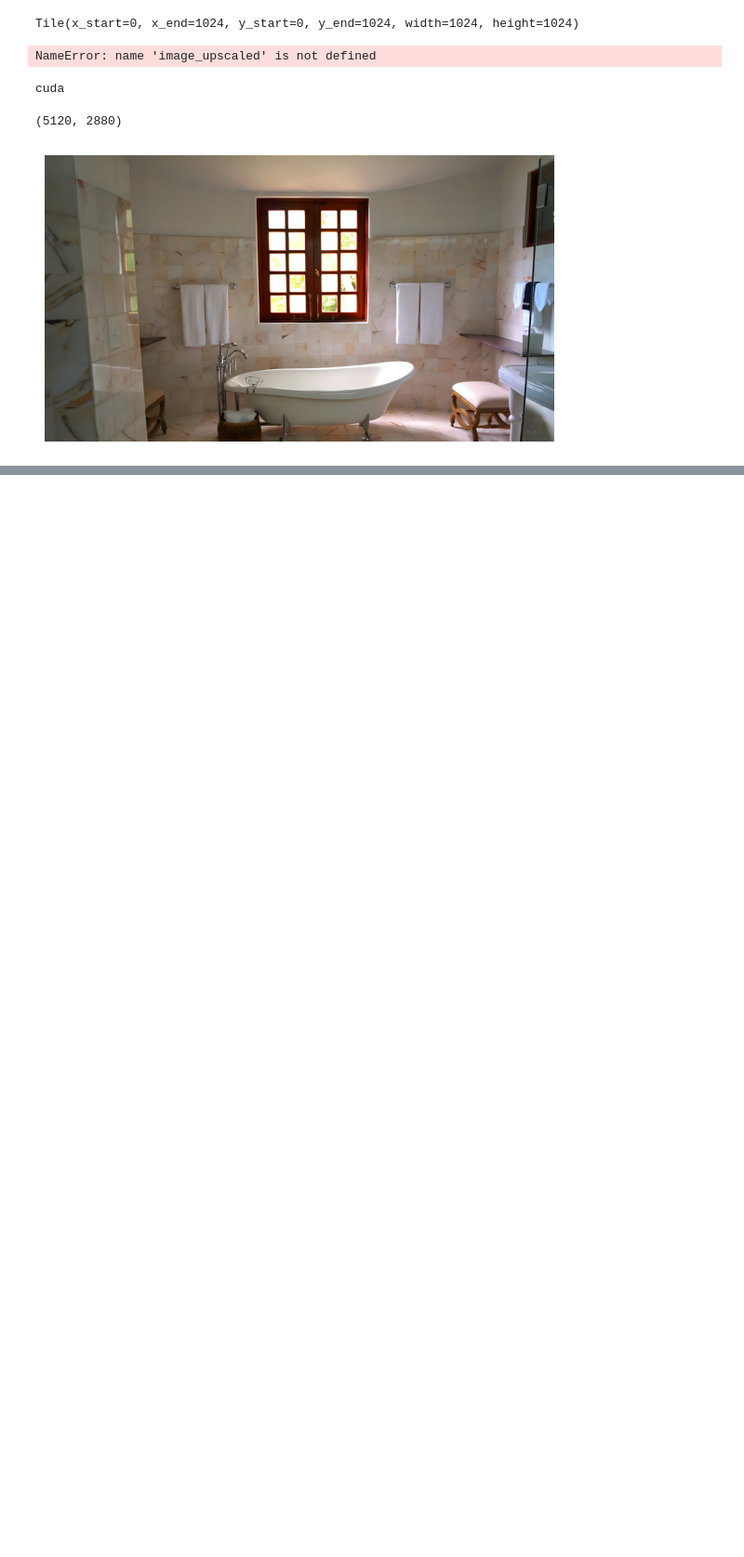
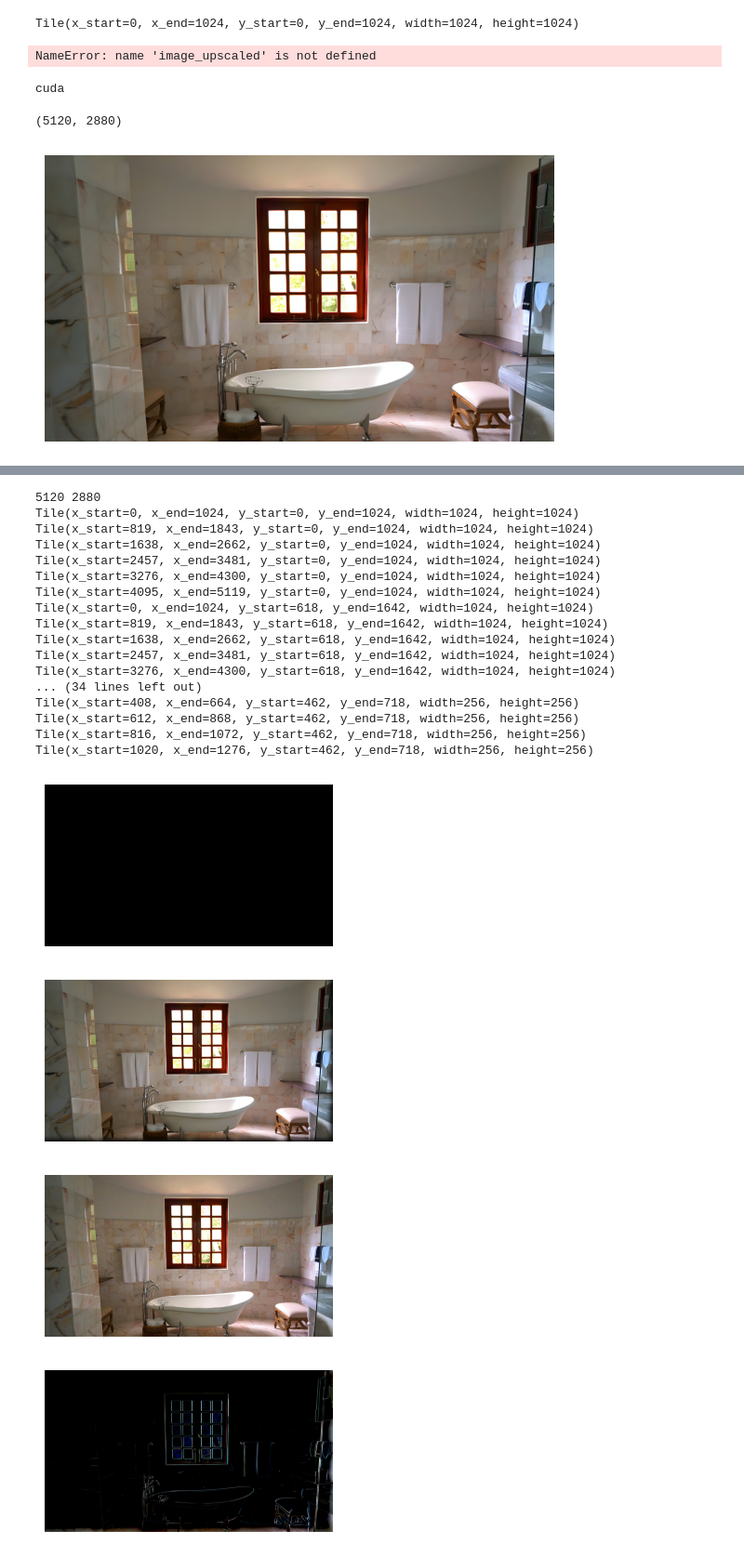
Before and after one commit to albertoarenas/stablediff_workflows, a Jupyter notebook: notebooks/tiling.ipynb, the cells around one changed output, grey strips where cells are left out. Shown at 93% size. Saved outputs shown, nothing was run; the diff lists cells and outputs as text; code cells hidden in the pictures; blank space fills up the shorter version.

```diff
--- a/notebooks/tiling.ipynb
+++ b/notebooks/tiling.ipynb
@@ -468,0 +481,56 @@ plot_image(sr_image, (8,4))
+# %%
+input_image = load_image(r"E:\AI\images\places\bathroom_1280_720.png")
+plot_image(input_image, (4,4))
+scale_factor = 4
+image_upscaled_width = scale_factor * input_image.width
+image_upscaled_height = scale_factor * input_image.height
+print(image_upscaled_width, image_upscaled_height)
+
+tile_upscaled_width=1024
+tile_upscaled_height=1024
+min_tile_scaled_overlap=128
+
+tiles_upscaled = TileCreator.from_min_overlap(
+    image_upscaled_width,
+    image_upscaled_height,
+    tile_upscaled_width,
+    tile_upscaled_height,
+    min_tile_scaled_overlap
+)
+
+for tile_upscaled in tiles_upscaled.tiles:
+    print(tile_upscaled)
+
+tile_width = math.ceil(tile_upscaled_width / scale_factor)
+tile_height = math.ceil(tile_upscaled_height / scale_factor)
+print(tile_width, tile_height)
+
+tiles = TileCreator(input_image.width,
+                    input_image.height,
+                    tile_width,
+                    tile_height,
+                    tiles_upscaled.num_tiles_width,
+                    tiles_upscaled.num_tiles_height)
+
+for tile in tiles.tiles:
+    print(tile)
+
+feather_radius = 40
+upscaled_tiled_image = Image.new('RGB', (image_upscaled_width, image_upscaled_height), color='black')
+plot_image(upscaled_tiled_image, (4,4))
+
+
+for index, (tile, tile_upscaled) in enumerate(zip(tiles.tiles, tiles_upscaled.tiles)):
+    tile_image = tile.get_image_tile(input_image)
+    # tile_image_scaled = upscale_image(tile_image, scale_factor)
+    tile_image_scaled = model.predict(tile_image.convert('RGB'))
+    upscaled_tiled_image = tile_upscaled.compose_with_mask(upscaled_tiled_image, tile_image_scaled, feather_radius)
+
+    # plot_images_grid([tile_image, tile_image_scaled], n_cols=2, n_rows=1, figsize=(4, 2))
+
+plot_image(upscaled_tiled_image,(4,4))
+upscaled_image = upscale_image(input_image,scale_factor)
+plot_image(upscaled_image,(4,4))
+image_diff = image_diff_with_threshold(upscaled_tiled_image.convert('RGB'), upscaled_image.convert('RGB'))
+plot_image(image_diff, (4,4))
+# %% [output]
@@ -468,0 +538,21 @@ plot_image(sr_image, (8,4))
+5120 2880
+Tile(x_start=0, x_end=1024, y_start=0, y_end=1024, width=1024, height=1024)
+Tile(x_start=819, x_end=1843, y_start=0, y_end=1024, width=1024, height=1024)
+Tile(x_start=1638, x_end=2662, y_start=0, y_end=1024, width=1024, height=1024)
+Tile(x_start=2457, x_end=3481, y_start=0, y_end=1024, width=1024, height=1024)
+Tile(x_start=3276, x_end=4300, y_start=0, y_end=1024, width=1024, height=1024)
+Tile(x_start=4095, x_end=5119, y_start=0, y_end=1024, width=1024, height=1024)
+Tile(x_start=0, x_end=1024, y_start=618, y_end=1642, width=1024, height=1024)
+Tile(x_start=819, x_end=1843, y_start=618, y_end=1642, width=1024, height=1024)
+Tile(x_start=1638, x_end=2662, y_start=618, y_end=1642, width=1024, height=1024)
+Tile(x_start=2457, x_end=3481, y_start=618, y_end=1642, width=1024, height=1024)
+Tile(x_start=3276, x_end=4300, y_start=618, y_end=1642, width=1024, height=1024)
+... (34 lines left out)
+Tile(x_start=408, x_end=664, y_start=462, y_end=718, width=256, height=256)
+Tile(x_start=612, x_end=868, y_start=462, y_end=718, width=256, height=256)
+Tile(x_start=816, x_end=1072, y_start=462, y_end=718, width=256, height=256)
+Tile(x_start=1020, x_end=1276, y_start=462, y_end=718, width=256, height=256)
+[figure, added]
+[figure, added]
+[figure, added]
+[figure, added]
```
Also changed, not shown: parts of 5 cells of this notebook, 3 other files.
